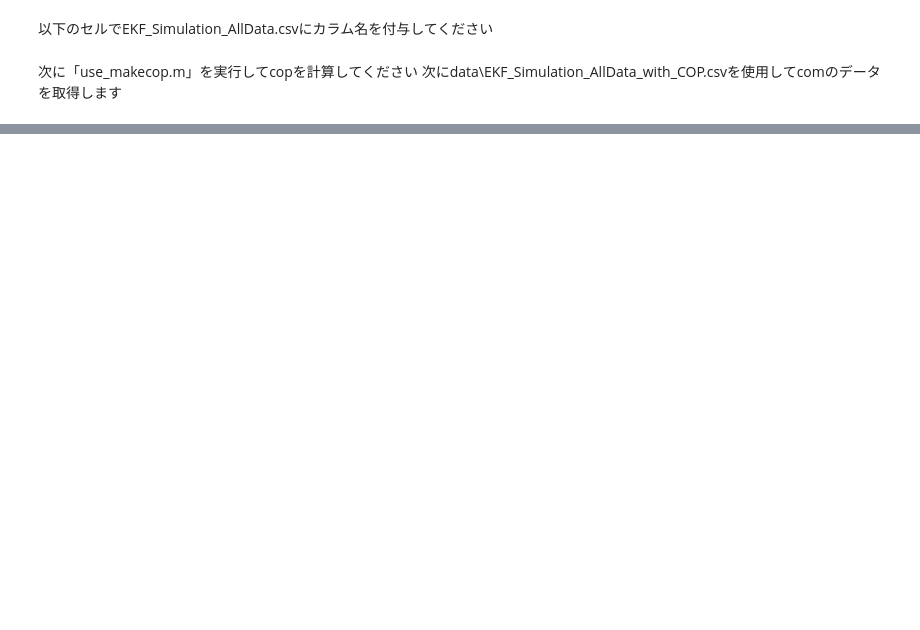
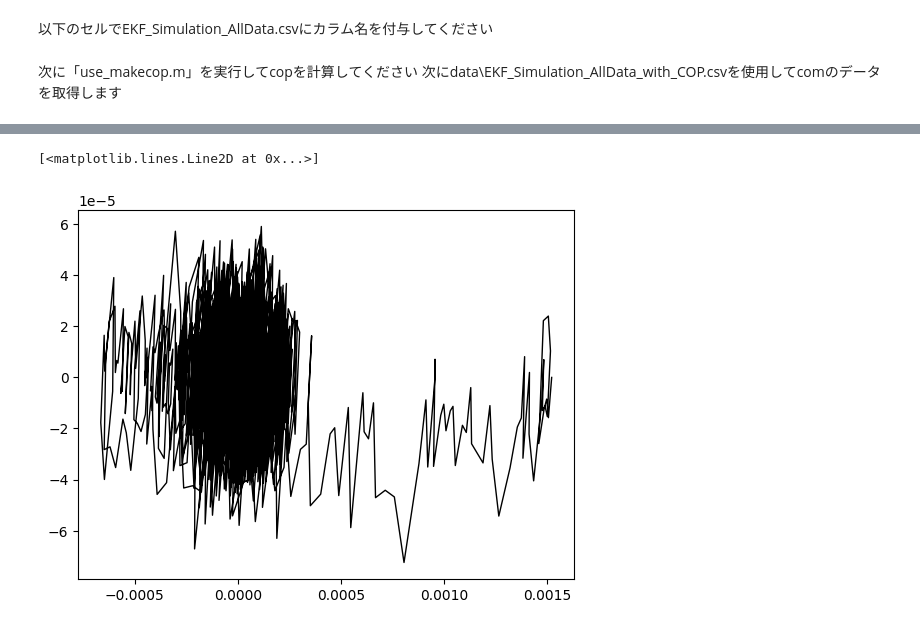
Before and after one commit to dalmatian-jp/MPC_donuts, a Jupyter notebook: data_analing.ipynb, the cells around one changed output, grey strips where cells are left out. Cells and saved outputs as stored; diff of their text form; code cells hidden in the pictures; blank space fills up the shorter version.

```diff
--- a/data_analing.ipynb
+++ b/data_analing.ipynb
@@ -76,0 +224,5 @@ Text(0, 0.5, 'u2(N.m)')
+# %%
+plt.plot(df['com_x_s'], df['dcom_x_s'], label='u1_s',color="black",linewidth=1)
+# %% [output]
+[<matplotlib.lines.Line2D at 0x...>]
+[figure, added]
```
Also changed, not shown: parts of 12 cells of this notebook, 9 other files.
